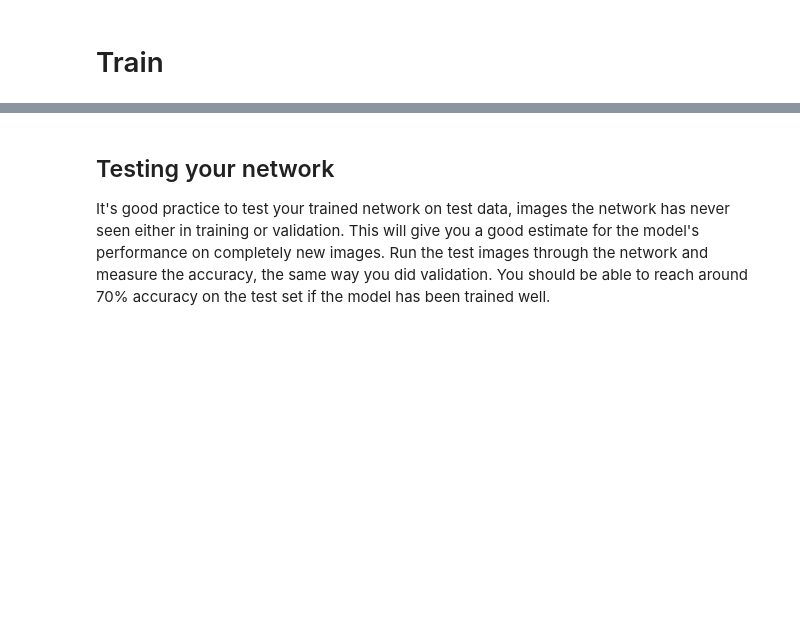
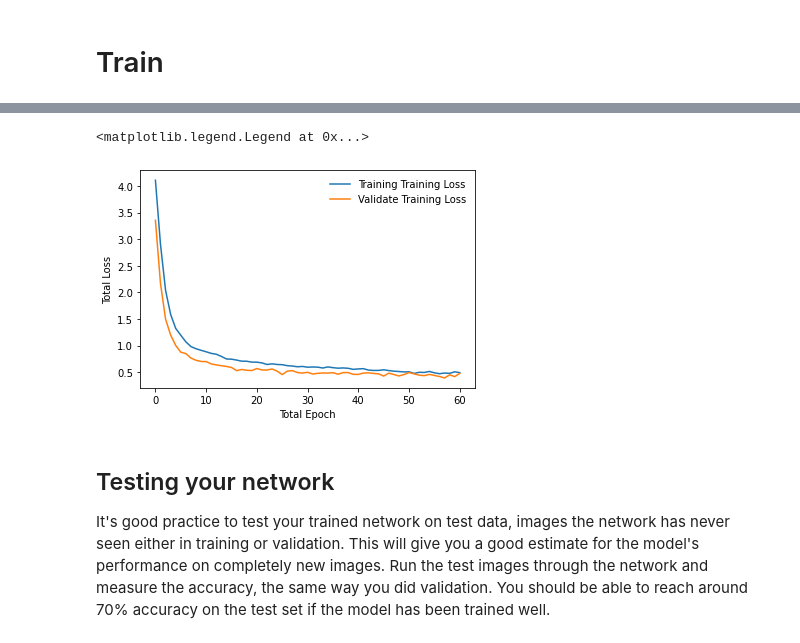
Before and after one commit to lukeahwilson/udacity-final-project, a Jupyter notebook: Image Classifier Project.ipynb, the cells around one changed output, grey strips where cells are left out. Cells and saved outputs as stored; diff of their text form; code cells hidden in the pictures; blank space fills up the shorter version.

```diff
--- a/Image Classifier Project.ipynb
+++ b/Image Classifier Project.ipynb
@@ -390,18 +392,18 @@ for e in range(epochs):
     optimizer.step() # update weights in model based on calculated gradient information
     epoch_train_loss += loss.item() # add training loss to total train loss this epoch, convert to value with .item()
 
-    epoch_validate_loss = 0 # initialize total validation loss for this epoch
-    validate_count_correct = 0 # initialize total correct predictions on valid set
+    epoch_valid_loss = 0 # initialize total validation loss for this epoch
+    valid_count_correct = 0 # initialize total correct predictions on valid set
     with torch.no_grad(): # turn off gradient tracking and calculation for computational efficiency
         valid_images, valid_labels = valid_images.to(device), valid_labels.to(device) # move data to GPU
         log_out = model(valid_images) # obtain the logarithmic probability from the model
         loss = criterion(log_out, valid_labels) # calculate loss (error) for this image batch based on criterion
-        epoch_validate_loss += loss.item() # add validation loss to total valid loss this epoch, convert to value with .item()
+        epoch_valid_loss += loss.item() # add validation loss to total valid loss this epoch, convert to value with .item()
 
         out = torch.exp(log_out) # obtain probability from the logarithmic probability calculated by the model
         highest_prob, chosen_class = out.topk(1, dim=1) # obtain the chosen classes based on greavalid calculated probability
         equals = chosen_class.view(valid_labels.shape) == valid_labels # determine how many correct matches were made in this batch
-        validate_count_correct += equals.sum()  # add the count of correct matches this batch to the total running this epoch
+        valid_count_correct += equals.sum()  # add the count of correct matches this batch to the total running this epoch
 
         ave_training_loss = epoch_train_loss / len(train_loader) # determine average loss per batch of training images
         ave_validate_loss = epoch_valid_loss / len(valid_loader) # determine average loss per batch of validation images
@@ -493,3 +539,12 @@ Epoch: 50/50..  Training Loss: 0.700..  Test Loss: 0.804..  Test Accuracy: 0.772
+# %%
+plt.plot(training_loss_history, label='Training Training Loss')
+plt.plot(validate_loss_history, label='Validate Training Loss')
+plt.ylabel('Total Loss')
+plt.xlabel('Total Epoch')
+plt.legend(frameon=False)
+# %% [output]
+<matplotlib.legend.Legend at 0x...>
+[figure, added]
 # %% [markdown]
 ## Testing your network
 
```
Also changed, not shown: parts of 6 cells of this notebook.
